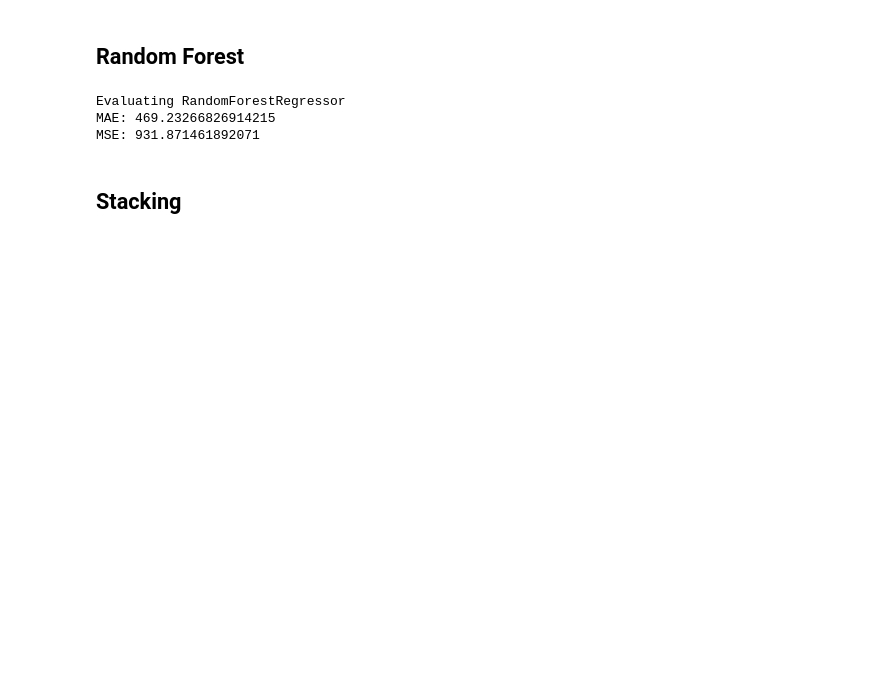
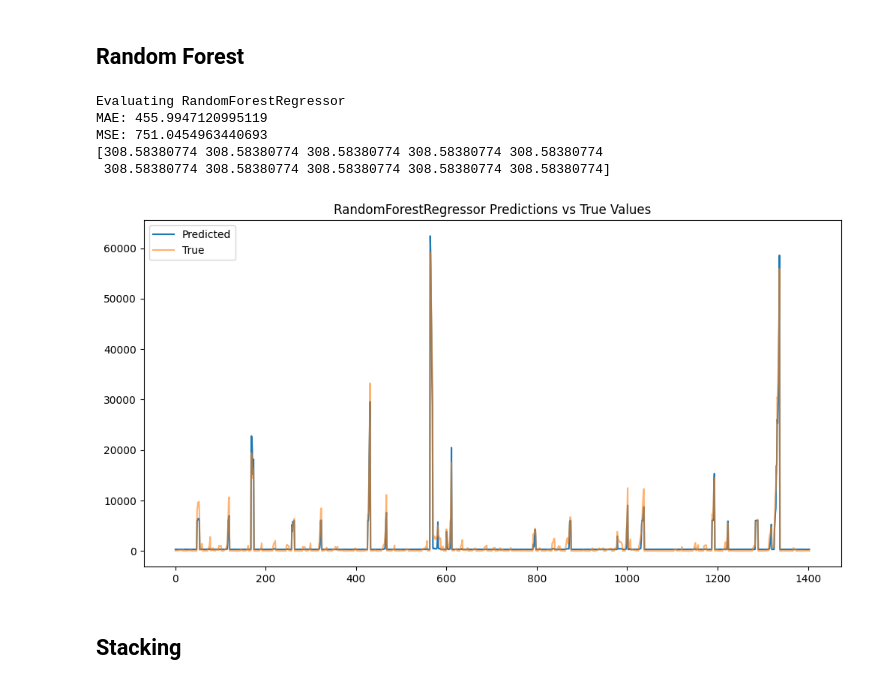
Before and after one commit to MAKEgroup/Covid_19_Propagation, a Jupyter notebook: Project/ML_Modeling.ipynb, the cells around one changed output. Cells and saved outputs as stored; diff of their text form; code cells hidden in the pictures; blank space fills up the shorter version.

```diff
--- a/Project/ML_Modeling.ipynb
+++ b/Project/ML_Modeling.ipynb
@@ -287,11 +309,15 @@ from sklearn.ensemble import RandomForestRegressor
 # %%
 # Train and evaluate RandomForestRegressor model
 regr = RandomForestRegressor(max_depth=4, random_state=0)
-evaluate_model(regr, X_tr, y_tr, X_val, y_val, min_max_scaler_Y, model_name="RandomForestRegressor")
+#evaluate_model(regr, X_tr, y_tr, X_val, y_val, min_max_scaler_Y, model_name="RandomForestRegressor")
+evaluate_model(regr, X_tr, y_tr, X_te, y_te, min_max_scaler_Y, model_name="RandomForestRegressor")
 # %% [output]
 Evaluating RandomForestRegressor
-MAE: 469.23266826914215
-MSE: 931.871461892071
+MAE: 455.9947120995119
+MSE: 751.0454963440693
+[308.58380774 308.58380774 308.58380774 308.58380774 308.58380774
+ 308.58380774 308.58380774 308.58380774 308.58380774 308.58380774]
+[figure, added]
 # %% [markdown]
 ## Stacking
 # %%
```
Also changed, not shown: parts of 7 cells of this notebook.
